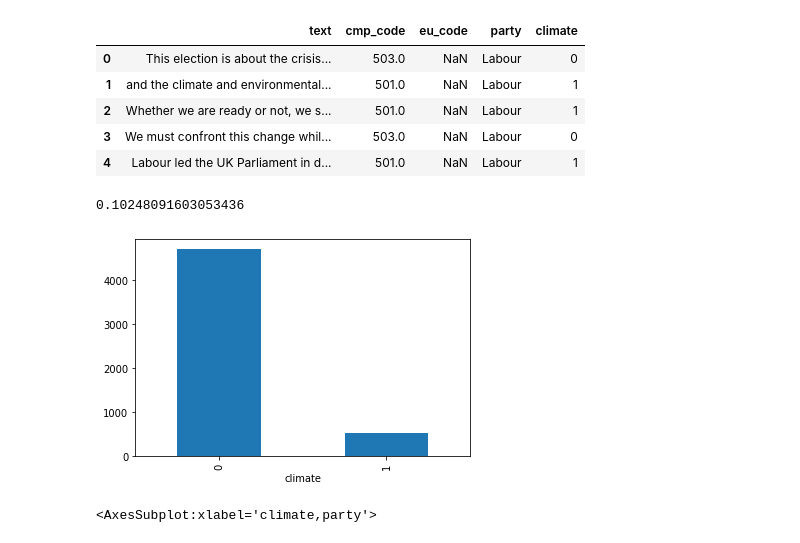
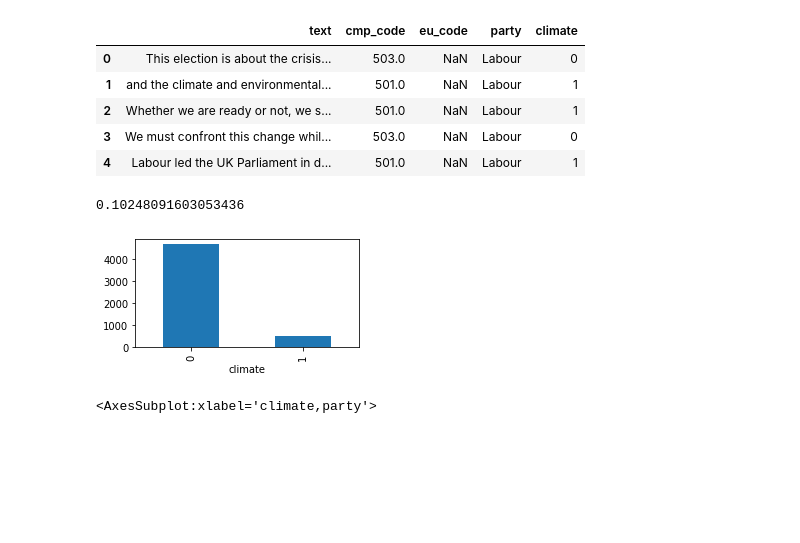
Before and after one commit to mcallaghan/text-as-data, a Jupyter notebook: Session-10-Supervised-Learning/classification.ipynb, the cells around one changed output. Saved outputs shown, nothing was run; the diff lists cells and outputs as text; code cells hidden in the pictures; blank space fills up the shorter version.

```diff
--- a/Session-10-Supervised-Learning/classification.ipynb
+++ b/Session-10-Supervised-Learning/classification.ipynb
@@ -107,11 +107,12 @@ df.head()
 | 3 | We must confront this change whil... | 503.0 | NaN | Labour | 0 |
 | 4 | Labour led the UK Parliament in d... | 501.0 | NaN | Labour | 1 |
 # %%
-df.groupby(["climate"])["text"].count().plot.bar()
+fig, ax = plt.subplots(figsize=(4,2))
+df.groupby(["climate"])["text"].count().plot.bar(ax=ax)
 df["climate"].sum() / df.shape[0]
 # %% [output]
 0.10248091603053436
-[figure, old version]
+[figure, new version]
 # %%
 df.groupby(["climate","party"])["text"].count().plot.bar()
 # %% [output]
```
Also changed, not shown: parts of 8 cells of this notebook, 16 other files.
